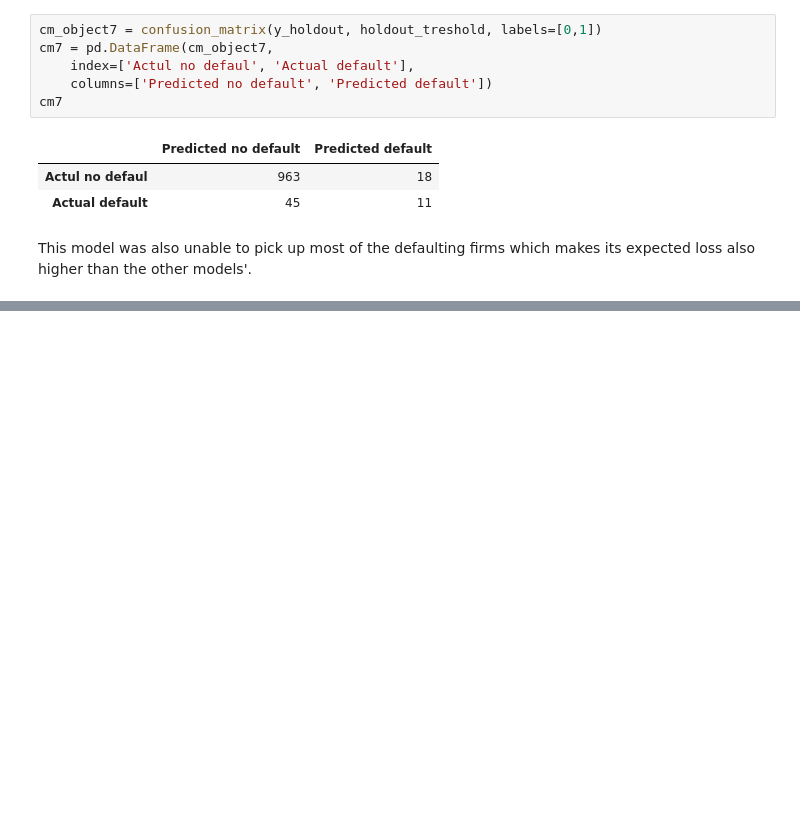
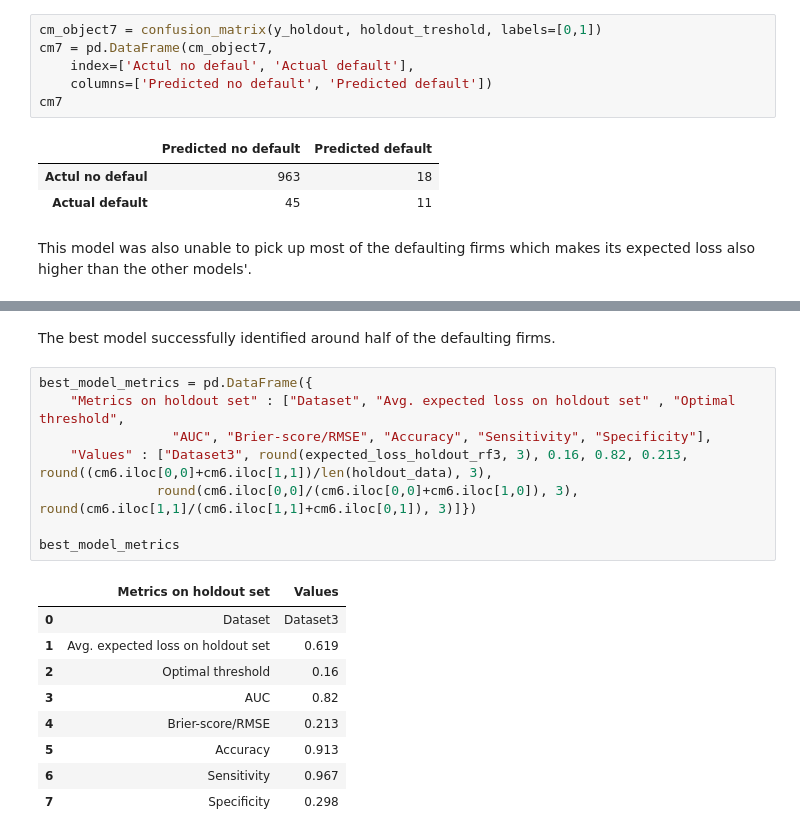
Before and after one commit to balint-thaler/DA3-Assingment-3, a Jupyter notebook: Assignment3.ipynb, the cells around one changed output, grey strips where cells are left out. Saved outputs shown, nothing was run; the diff lists cells and outputs as text; blank space fills up the shorter version.

Commit message:
finalised model and dataset 5

```diff
--- a/Assignment3.ipynb
+++ b/Assignment3.ipynb
@@ -2734,0 +3034,20 @@ This model was also unable to pick up most of the defaulting firms which makes i
+# %% [markdown]
+The best model successfully identified around half of the defaulting firms.
+# %%
+best_model_metrics = pd.DataFrame({
+    "Metrics on holdout set" : ["Dataset", "Avg. expected loss on holdout set" , "Optimal threshold",
+                 "AUC", "Brier-score/RMSE", "Accuracy", "Sensitivity", "Specificity"],
+    "Values" : ["Dataset3", round(expected_loss_holdout_rf3, 3), 0.16, 0.82, 0.213, round((cm6.iloc[0,0]+cm6.iloc[1,1])/len(holdout_data), 3),
+               round(cm6.iloc[0,0]/(cm6.iloc[0,0]+cm6.iloc[1,0]), 3), round(cm6.iloc[1,1]/(cm6.iloc[1,1]+cm6.iloc[0,1]), 3)]})
+
+best_model_metrics
+# %% [output]
+|  | Metrics on holdout set | Values |
+| 0 | Dataset | Dataset3 |
+| 1 | Avg. expected loss on holdout set | 0.619 |
+| 2 | Optimal threshold | 0.16 |
+| 3 | AUC | 0.82 |
+| 4 | Brier-score/RMSE | 0.213 |
+| 5 | Accuracy | 0.913 |
+| 6 | Sensitivity | 0.967 |
+| 7 | Specificity | 0.298 |
```
Also changed, not shown: parts of 58 cells of this notebook.
